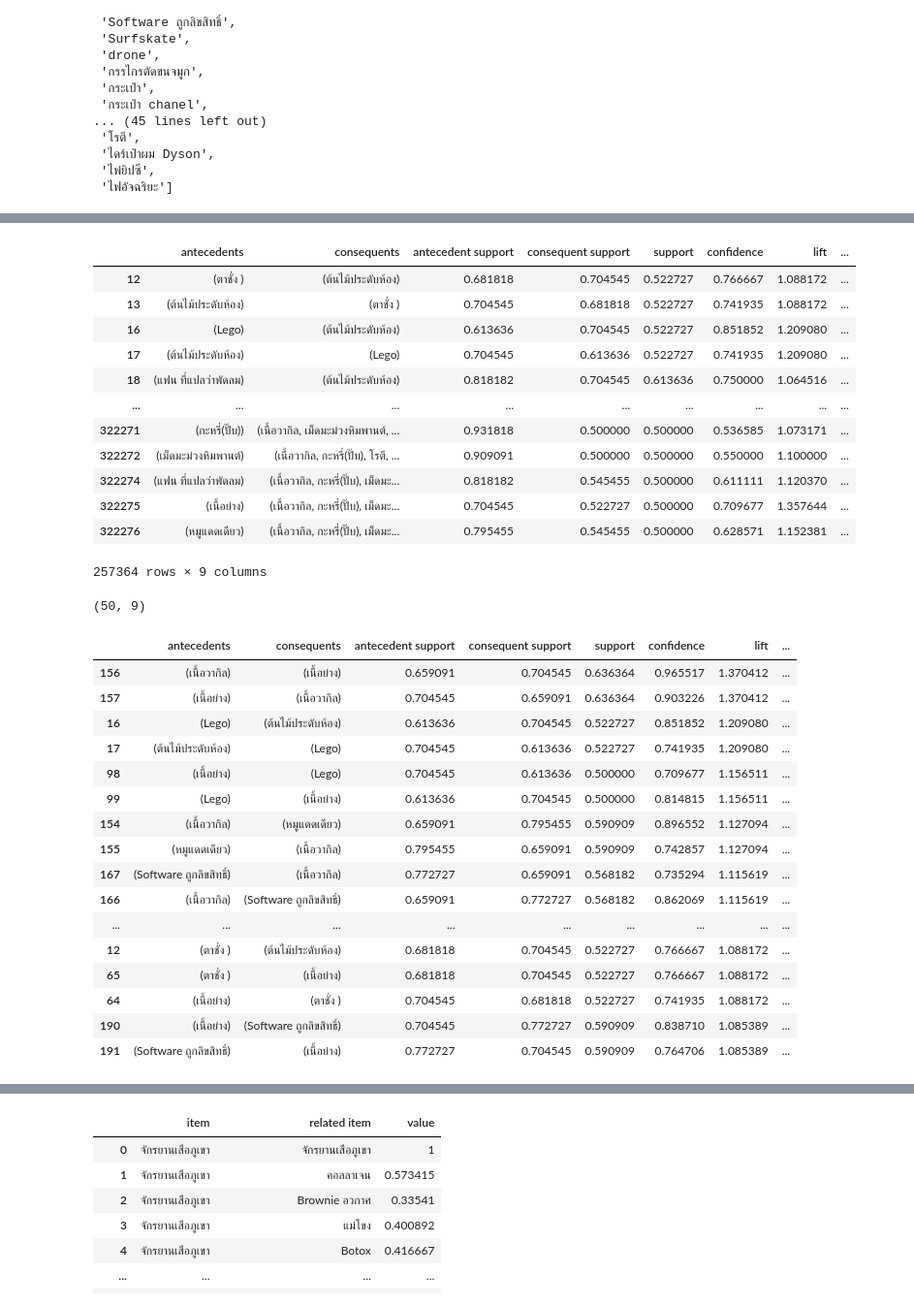
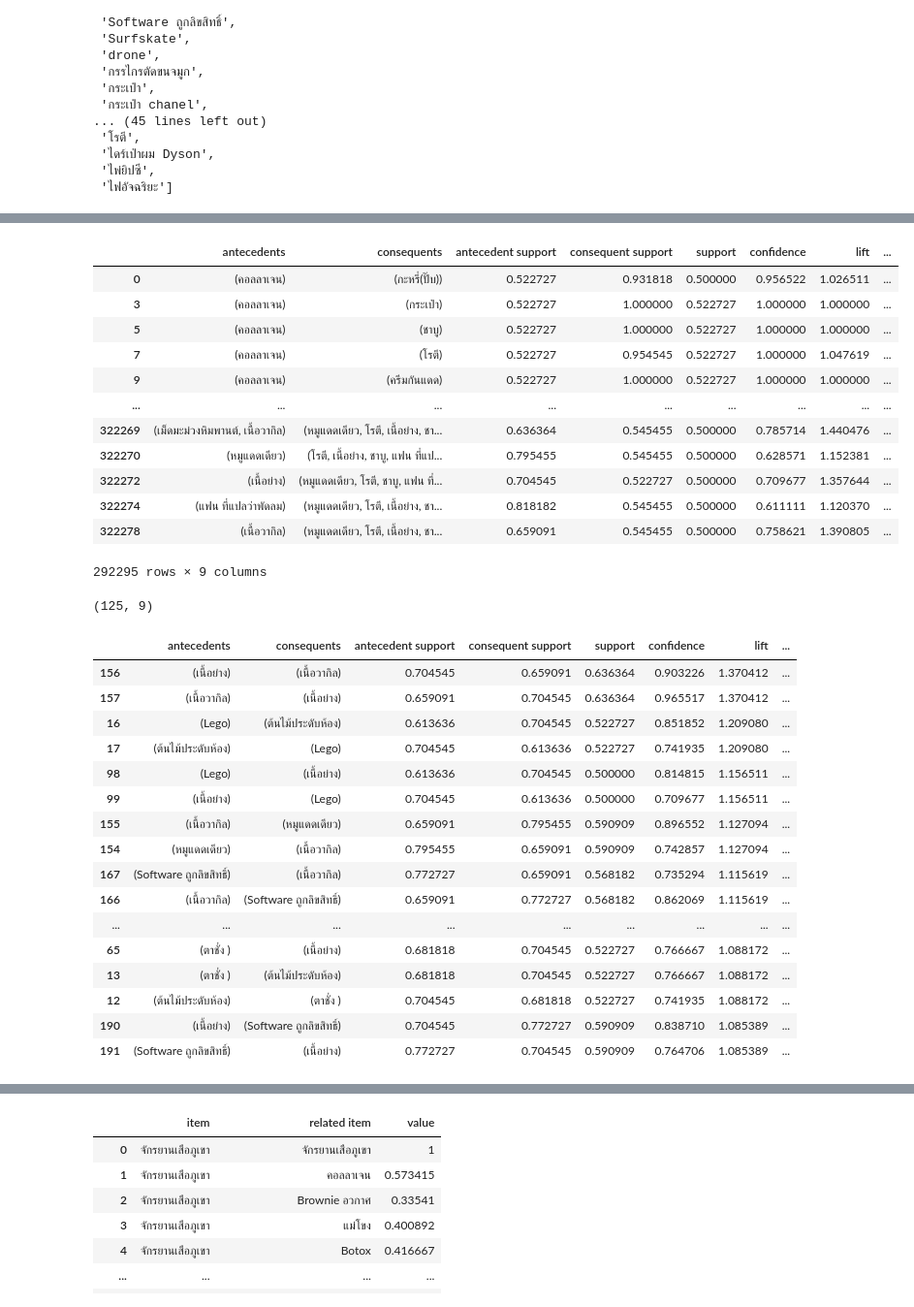
Before and after one commit to Udomsak-Putthasri/BADS7105-CRM-Analytics, a Jupyter notebook: Homework 07 - Product Recommendation/Product_recommendation.ipynb, the cells around one changed output, grey strips where cells are left out. Shown at 97% size. Drawn from its saved outputs; the diff is of its cells as text; code cells hidden in the pictures.

```diff
--- a/Homework 07 - Product Recommendation/Product_recommendation.ipynb
+++ b/Homework 07 - Product Recommendation/Product_recommendation.ipynb
@@ -168,41 +162,41 @@ plt.show()
 # %%
-rules[ (rules['lift'] >= 1.05) &
-       (rules['confidence'] >= 0.5) ]
+rules[ (rules['lift'] >= 1.00) &
+       (rules['confidence'] >= 0.6) ]
 # %% [output]
 |  | antecedents | consequents | antecedent support | consequent support | support | confidence | lift | ... |
-| 12 | (ตาชั่ง ) | (ต้นไม้ประดับห้อง) | 0.681818 | 0.704545 | 0.522727 | 0.766667 | 1.088172 | ... |
-| 13 | (ต้นไม้ประดับห้อง) | (ตาชั่ง ) | 0.704545 | 0.681818 | 0.522727 | 0.741935 | 1.088172 | ... |
-| 16 | (Lego) | (ต้นไม้ประดับห้อง) | 0.613636 | 0.704545 | 0.522727 | 0.851852 | 1.209080 | ... |
-| 17 | (ต้นไม้ประดับห้อง) | (Lego) | 0.704545 | 0.613636 | 0.522727 | 0.741935 | 1.209080 | ... |
-| 18 | (แฟน ที่แปลว่าพัดลม) | (ต้นไม้ประดับห้อง) | 0.818182 | 0.704545 | 0.613636 | 0.750000 | 1.064516 | ... |
+| 0 | (คอลลาเจน) | (กะหรี่(ปั๊บ)) | 0.522727 | 0.931818 | 0.500000 | 0.956522 | 1.026511 | ... |
+| 3 | (คอลลาเจน) | (กระเป๋า) | 0.522727 | 1.000000 | 0.522727 | 1.000000 | 1.000000 | ... |
+| 5 | (คอลลาเจน) | (ชาบู) | 0.522727 | 1.000000 | 0.522727 | 1.000000 | 1.000000 | ... |
+| 7 | (คอลลาเจน) | (โรตี) | 0.522727 | 0.954545 | 0.522727 | 1.000000 | 1.047619 | ... |
+| 9 | (คอลลาเจน) | (ครีมกันแดด) | 0.522727 | 1.000000 | 0.522727 | 1.000000 | 1.000000 | ... |
 | ... | ... | ... | ... | ... | ... | ... | ... | ... |
-| 322271 | (กะหรี่(ปั๊บ)) | (เนื้อวากิล, เม็ดมะม่วงหิมพานต์, ... | 0.931818 | 0.500000 | 0.500000 | 0.536585 | 1.073171 | ... |
-| 322272 | (เม็ดมะม่วงหิมพานต์) | (เนื้อวากิล, กะหรี่(ปั๊บ), โรตี, ... | 0.909091 | 0.500000 | 0.500000 | 0.550000 | 1.100000 | ... |
-| 322274 | (แฟน ที่แปลว่าพัดลม) | (เนื้อวากิล, กะหรี่(ปั๊บ), เม็ดมะ... | 0.818182 | 0.545455 | 0.500000 | 0.611111 | 1.120370 | ... |
-| 322275 | (เนื้อย่าง) | (เนื้อวากิล, กะหรี่(ปั๊บ), เม็ดมะ... | 0.704545 | 0.522727 | 0.500000 | 0.709677 | 1.357644 | ... |
-| 322276 | (หมูแดดเดียว) | (เนื้อวากิล, กะหรี่(ปั๊บ), เม็ดมะ... | 0.795455 | 0.545455 | 0.500000 | 0.628571 | 1.152381 | ... |
+| 322269 | (เม็ดมะม่วงหิมพานต์, เนื้อวากิล) | (หมูแดดเดียว, โรตี, เนื้อย่าง, ชา... | 0.636364 | 0.545455 | 0.500000 | 0.785714 | 1.440476 | ... |
+| 322270 | (หมูแดดเดียว) | (โรตี, เนื้อย่าง, ชาบู, แฟน ที่แป... | 0.795455 | 0.545455 | 0.500000 | 0.628571 | 1.152381 | ... |
+| 322272 | (เนื้อย่าง) | (หมูแดดเดียว, โรตี, ชาบู, แฟน ที่... | 0.704545 | 0.522727 | 0.500000 | 0.709677 | 1.357644 | ... |
+| 322274 | (แฟน ที่แปลว่าพัดลม) | (หมูแดดเดียว, โรตี, เนื้อย่าง, ชา... | 0.818182 | 0.545455 | 0.500000 | 0.611111 | 1.120370 | ... |
+| 322278 | (เนื้อวากิล) | (หมูแดดเดียว, โรตี, เนื้อย่าง, ชา... | 0.659091 | 0.545455 | 0.500000 | 0.758621 | 1.390805 | ... |
-257364 rows × 9 columns
+292295 rows × 9 columns
 # %%
-simple_rules = rules[(rules['antecedents'].apply(len) == 1) & (rules['consequents'].apply(len) == 1) & (rules['lift'] > 1.05) & (rules['confidence'] > 0.5)]
+simple_rules = rules[(rules['antecedents'].apply(len) == 1) & (rules['consequents'].apply(len) == 1) & (rules['lift'] > 1.00) & (rules['confidence'] > 0.6)]
 print(simple_rules.shape)
 simple_rules.sort_values('lift', ascending=False).head(20)
 # %% [output]
-(50, 9)
+(125, 9)
 |  | antecedents | consequents | antecedent support | consequent support | support | confidence | lift | ... |
-| 156 | (เนื้อวากิล) | (เนื้อย่าง) | 0.659091 | 0.704545 | 0.636364 | 0.965517 | 1.370412 | ... |
-| 157 | (เนื้อย่าง) | (เนื้อวากิล) | 0.704545 | 0.659091 | 0.636364 | 0.903226 | 1.370412 | ... |
+| 156 | (เนื้อย่าง) | (เนื้อวากิล) | 0.704545 | 0.659091 | 0.636364 | 0.903226 | 1.370412 | ... |
+| 157 | (เนื้อวากิล) | (เนื้อย่าง) | 0.659091 | 0.704545 | 0.636364 | 0.965517 | 1.370412 | ... |
 | 16 | (Lego) | (ต้นไม้ประดับห้อง) | 0.613636 | 0.704545 | 0.522727 | 0.851852 | 1.209080 | ... |
 | 17 | (ต้นไม้ประดับห้อง) | (Lego) | 0.704545 | 0.613636 | 0.522727 | 0.741935 | 1.209080 | ... |
-| 98 | (เนื้อย่าง) | (Lego) | 0.704545 | 0.613636 | 0.500000 | 0.709677 | 1.156511 | ... |
-| 99 | (Lego) | (เนื้อย่าง) | 0.613636 | 0.704545 | 0.500000 | 0.814815 | 1.156511 | ... |
-| 154 | (เนื้อวากิล) | (หมูแดดเดียว) | 0.659091 | 0.795455 | 0.590909 | 0.896552 | 1.127094 | ... |
-| 155 | (หมูแดดเดียว) | (เนื้อวากิล) | 0.795455 | 0.659091 | 0.590909 | 0.742857 | 1.127094 | ... |
+| 98 | (Lego) | (เนื้อย่าง) | 0.613636 | 0.704545 | 0.500000 | 0.814815 | 1.156511 | ... |
+| 99 | (เนื้อย่าง) | (Lego) | 0.704545 | 0.613636 | 0.500000 | 0.709677 | 1.156511 | ... |
+| 155 | (เนื้อวากิล) | (หมูแดดเดียว) | 0.659091 | 0.795455 | 0.590909 | 0.896552 | 1.127094 | ... |
+| 154 | (หมูแดดเดียว) | (เนื้อวากิล) | 0.795455 | 0.659091 | 0.590909 | 0.742857 | 1.127094 | ... |
 | 167 | (Software ถูกลิขสิทธิ์) | (เนื้อวากิล) | 0.772727 | 0.659091 | 0.568182 | 0.735294 | 1.115619 | ... |
 | 166 | (เนื้อวากิล) | (Software ถูกลิขสิทธิ์) | 0.659091 | 0.772727 | 0.568182 | 0.862069 | 1.115619 | ... |
 | ... | ... | ... | ... | ... | ... | ... | ... | ... |
-| 12 | (ตาชั่ง ) | (ต้นไม้ประดับห้อง) | 0.681818 | 0.704545 | 0.522727 | 0.766667 | 1.088172 | ... |
 | 65 | (ตาชั่ง ) | (เนื้อย่าง) | 0.681818 | 0.704545 | 0.522727 | 0.766667 | 1.088172 | ... |
-| 64 | (เนื้อย่าง) | (ตาชั่ง ) | 0.704545 | 0.681818 | 0.522727 | 0.741935 | 1.088172 | ... |
+| 13 | (ตาชั่ง ) | (ต้นไม้ประดับห้อง) | 0.681818 | 0.704545 | 0.522727 | 0.766667 | 1.088172 | ... |
+| 12 | (ต้นไม้ประดับห้อง) | (ตาชั่ง ) | 0.704545 | 0.681818 | 0.522727 | 0.741935 | 1.088172 | ... |
 | 190 | (เนื้อย่าง) | (Software ถูกลิขสิทธิ์) | 0.704545 | 0.772727 | 0.590909 | 0.838710 | 1.085389 | ... |
 | 191 | (Software ถูกลิขสิทธิ์) | (เนื้อย่าง) | 0.772727 | 0.704545 | 0.590909 | 0.764706 | 1.085389 | ... |
 # %%
```
Also changed, not shown: parts of 10 cells of this notebook.
